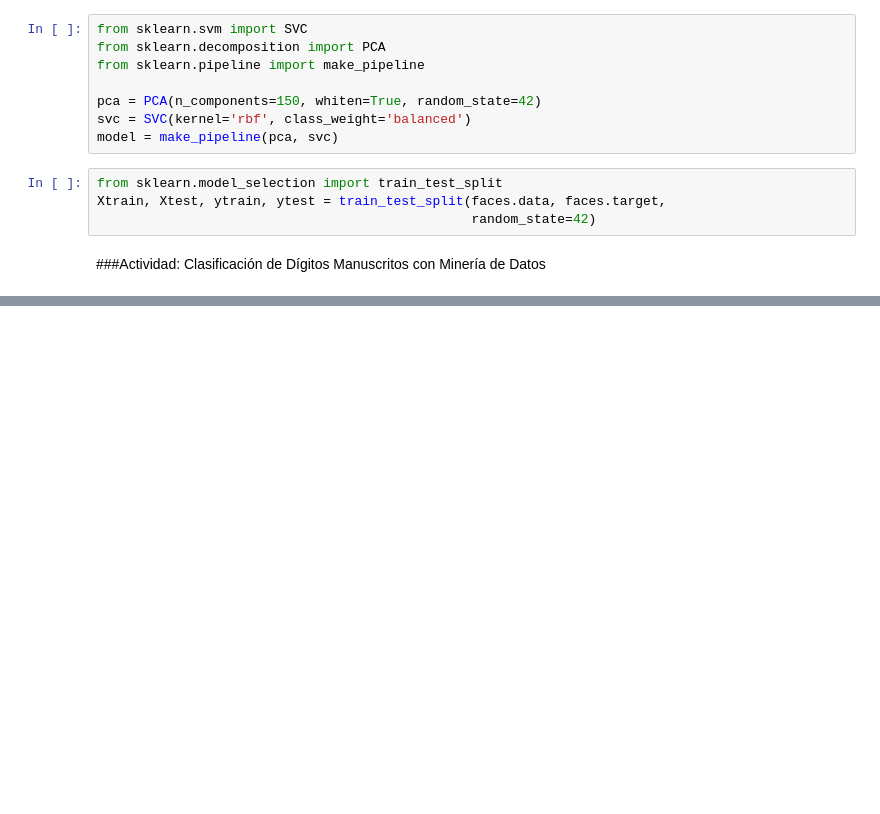
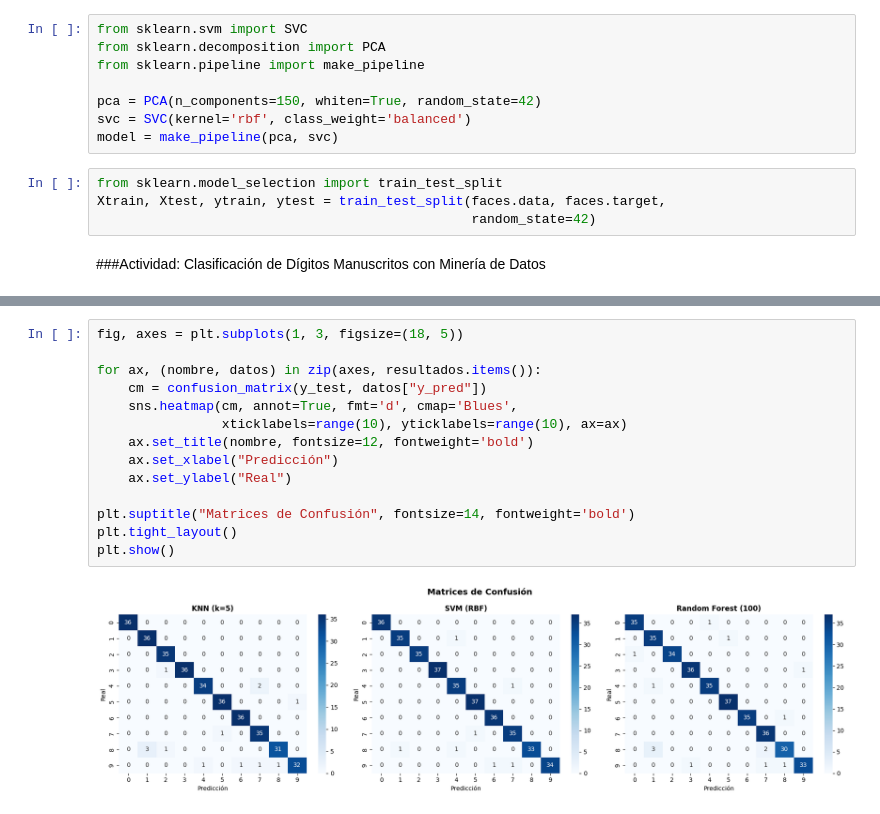
Before and after one commit to 175329/Mineria-de-datos, a Jupyter notebook: MineriaDeDatos.ipynb, the cells around one changed output, grey strips where cells are left out. Drawn from its saved outputs; the diff is of its cells as text; blank space fills up the shorter version.

```diff
--- a/MineriaDeDatos.ipynb
+++ b/MineriaDeDatos.ipynb
@@ -2324,0 +2425,16 @@ import pandas as pd
+# %%
+fig, axes = plt.subplots(1, 3, figsize=(18, 5))
+
+for ax, (nombre, datos) in zip(axes, resultados.items()):
+    cm = confusion_matrix(y_test, datos["y_pred"])
+    sns.heatmap(cm, annot=True, fmt='d', cmap='Blues',
+                xticklabels=range(10), yticklabels=range(10), ax=ax)
+    ax.set_title(nombre, fontsize=12, fontweight='bold')
+    ax.set_xlabel("Predicción")
+    ax.set_ylabel("Real")
+
+plt.suptitle("Matrices de Confusión", fontsize=14, fontweight='bold')
+plt.tight_layout()
+plt.show()
+# %% [output]
+[figure, added]
```
Also changed, not shown: parts of 9 cells of this notebook.
